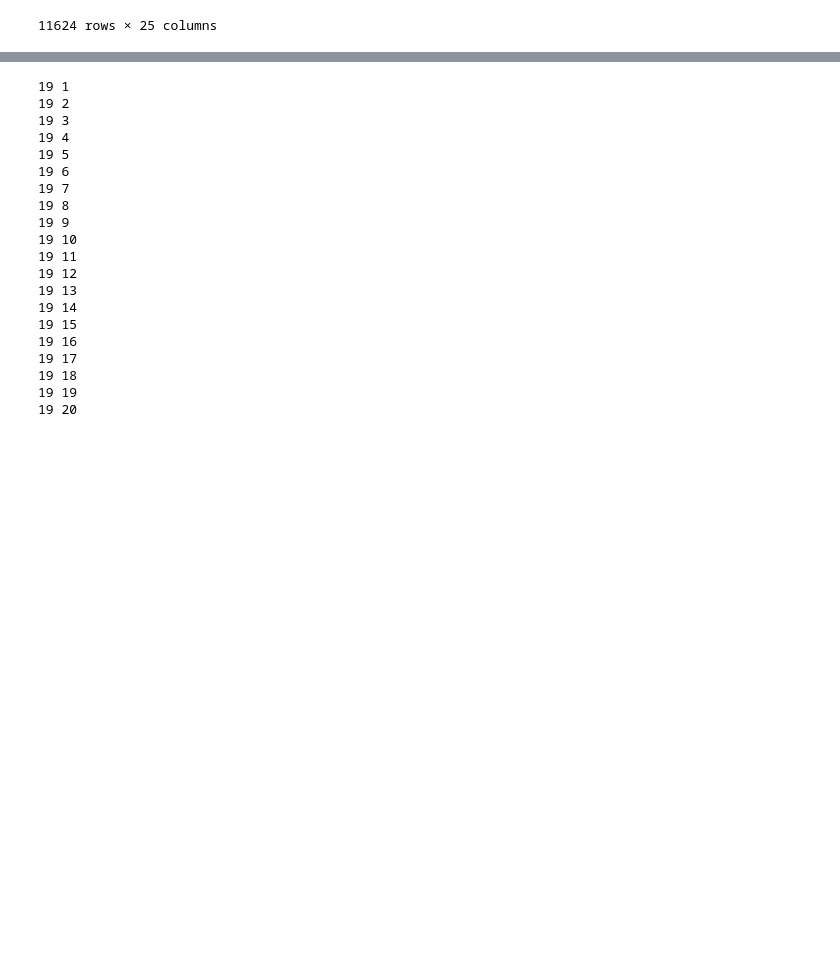
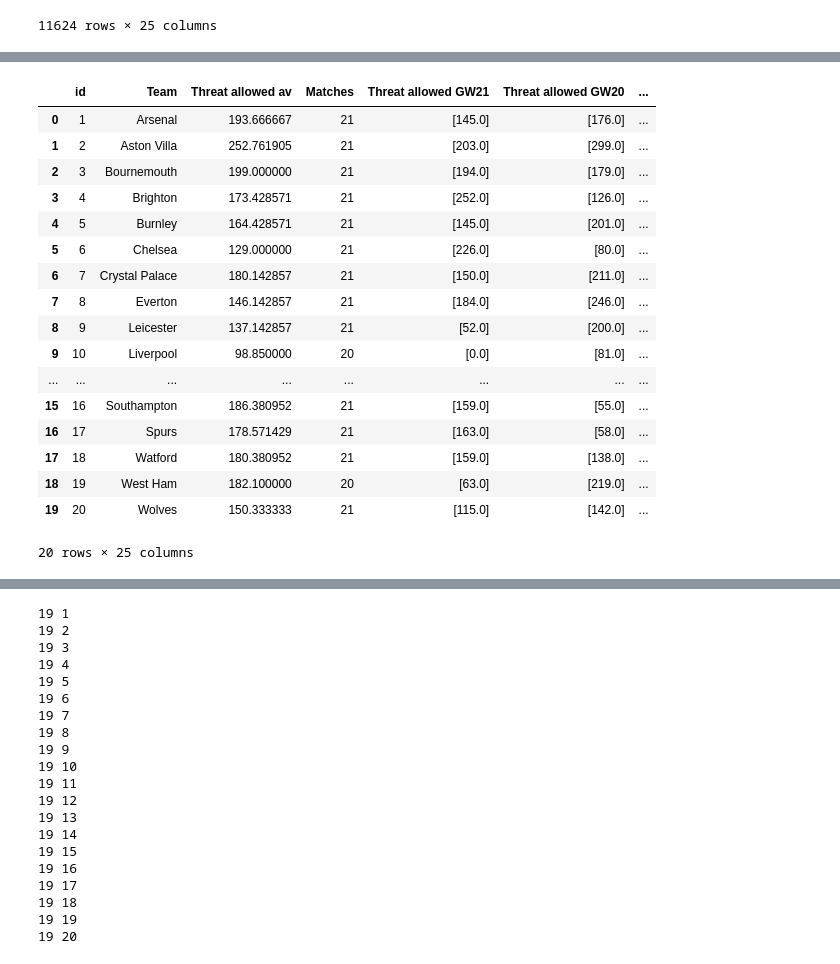
Before and after one commit to sminata/tikeve.github.io, a Jupyter notebook: brr.ipynb, the cells around one changed output, grey strips where cells are left out. Cells and saved outputs as stored; diff of their text form; code cells hidden in the pictures; blank space fills up the shorter version.

```diff
--- a/brr.ipynb
+++ b/brr.ipynb
@@ -555,0 +618,21 @@ Gameweeks
+# %%
+TableDefence
+# %% [output]
+|  | id | Team | Threat allowed av | Matches | Threat allowed GW21 | Threat allowed GW20 | ... |
+| 0 | 1 | Arsenal | 193.666667 | 21 | [145.0] | [176.0] | ... |
+| 1 | 2 | Aston Villa | 252.761905 | 21 | [203.0] | [299.0] | ... |
+| 2 | 3 | Bournemouth | 199.000000 | 21 | [194.0] | [179.0] | ... |
+| 3 | 4 | Brighton | 173.428571 | 21 | [252.0] | [126.0] | ... |
+| 4 | 5 | Burnley | 164.428571 | 21 | [145.0] | [201.0] | ... |
+| 5 | 6 | Chelsea | 129.000000 | 21 | [226.0] | [80.0] | ... |
+| 6 | 7 | Crystal Palace | 180.142857 | 21 | [150.0] | [211.0] | ... |
+| 7 | 8 | Everton | 146.142857 | 21 | [184.0] | [246.0] | ... |
+| 8 | 9 | Leicester | 137.142857 | 21 | [52.0] | [200.0] | ... |
+| 9 | 10 | Liverpool | 98.850000 | 20 | [0.0] | [81.0] | ... |
+| ... | ... | ... | ... | ... | ... | ... | ... |
+| 15 | 16 | Southampton | 186.380952 | 21 | [159.0] | [55.0] | ... |
+| 16 | 17 | Spurs | 178.571429 | 21 | [163.0] | [58.0] | ... |
+| 17 | 18 | Watford | 180.380952 | 21 | [159.0] | [138.0] | ... |
+| 18 | 19 | West Ham | 182.100000 | 20 | [63.0] | [219.0] | ... |
+| 19 | 20 | Wolves | 150.333333 | 21 | [115.0] | [142.0] | ... |
+20 rows × 25 columns
```
Also changed, not shown: parts of 6 cells of this notebook, 12 other files.
